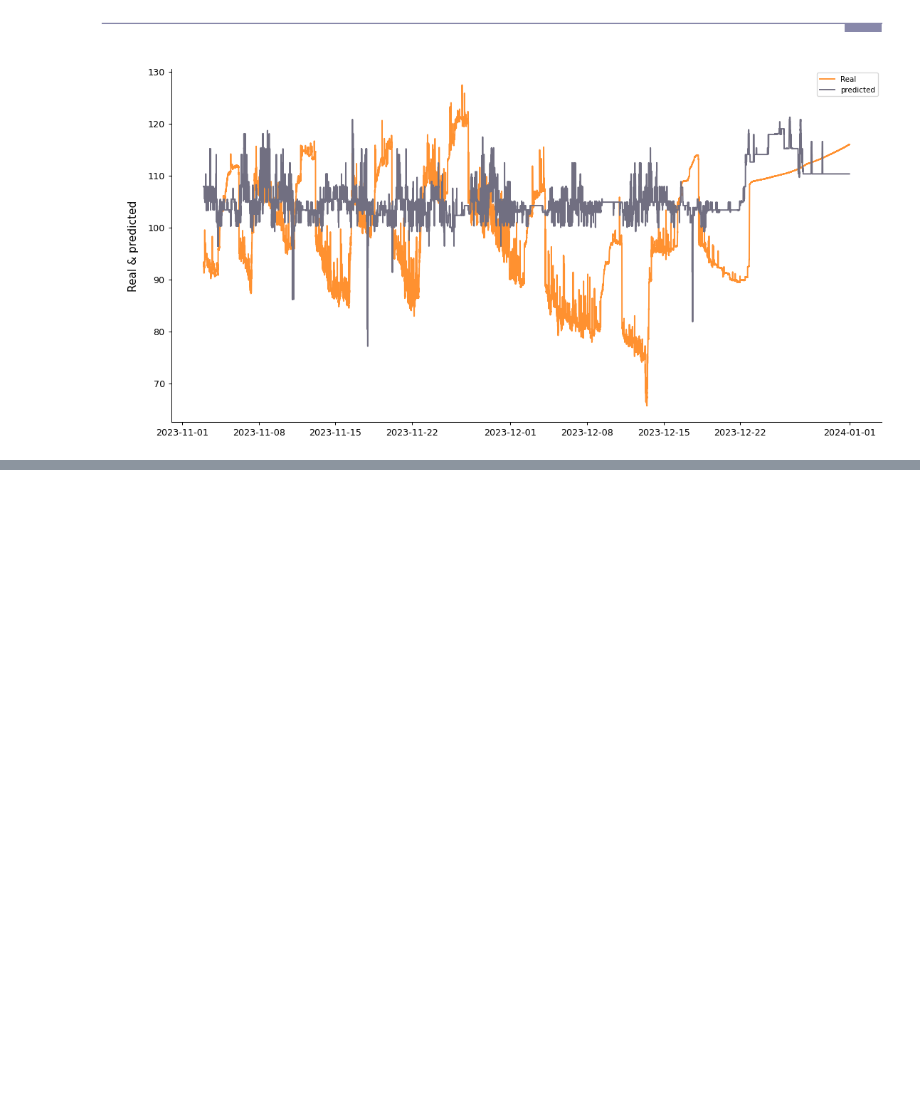
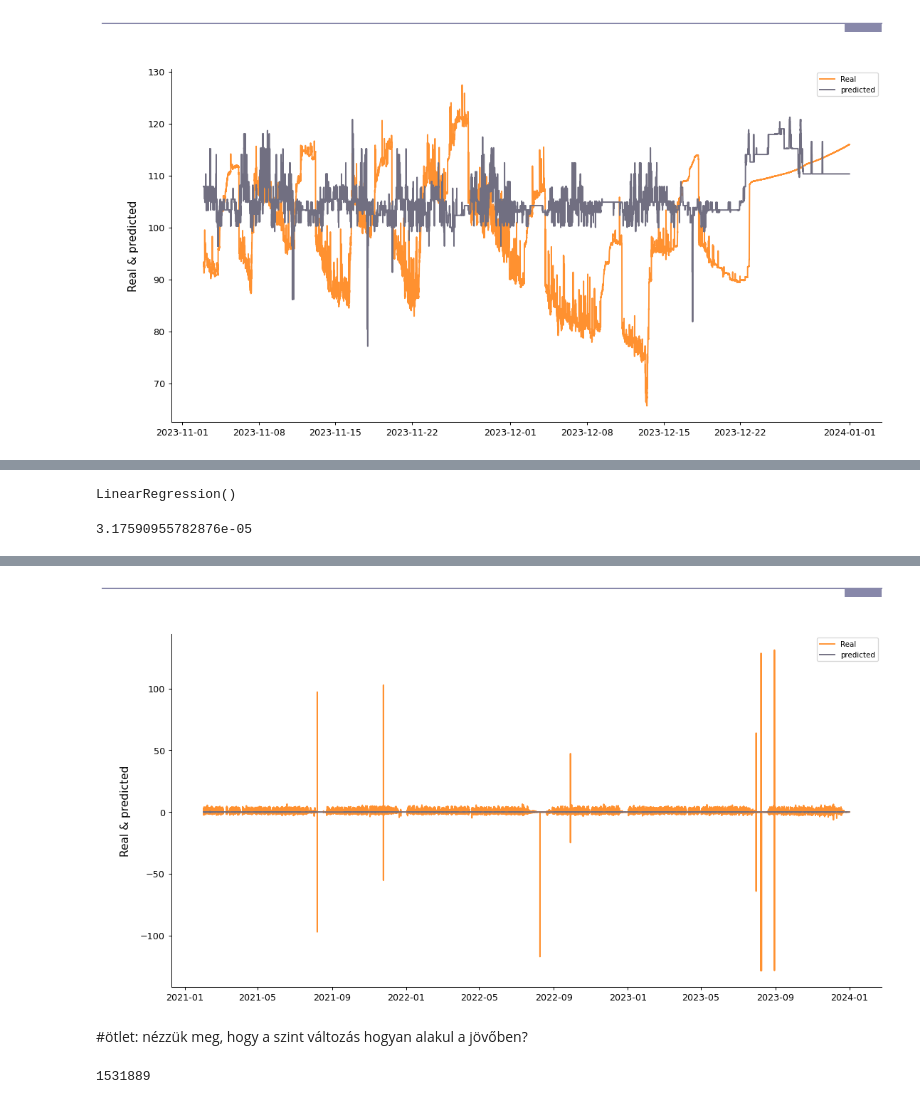
Before and after one commit to sipocz/I4_0, a Jupyter notebook: I4_0__linear.ipynb, the cells around one changed output, grey strips where cells are left out. Drawn from its saved outputs; the diff is of its cells as text; code cells hidden in the pictures; blank space fills up the shorter version.

```diff
--- a/I4_0__linear.ipynb
+++ b/I4_0__linear.ipynb
@@ -120,0 +144,18 @@ grafikon(Ereg_df[-85000:],"real","Real","predicted","predicted",n_graf=2)
+# %%
+ydiff=y.diff()[1:]
+Xdiff=X.diff()[1:]
+# %%
+Ereg.fit(Xdiff,ydiff)
+# %% [output]
+LinearRegression()
+# %%
+Ereg.score(Xdiff,ydiff)
+# %% [output]
+3.17590955782876e-05
+# %%
+y_pred=Ereg.predict(Xdiff)
+# %%
+Ereg_df=pd.DataFrame({"real":ydiff,"predicted":y_pred})
+# %%
+grafikon(Ereg_df[:],"real","Real","predicted","predicted",n_graf=2)
+# %% [output]
@@ -120,0 +163,3 @@ grafikon(Ereg_df[-85000:],"real","Real","predicted","predicted",n_graf=2)
+[figure, added]
+# %% [markdown]
+#ötlet: nézzük meg, hogy a szint változás hogyan alakul a jövőben?
@@ -120,0 +170,4 @@ grafikon(Ereg_df[-85000:],"real","Real","predicted","predicted",n_graf=2)
+# %%
+len(y_aggr)
+# %% [output]
+1531889
```
Also changed, not shown: parts of 30 cells of this notebook.
